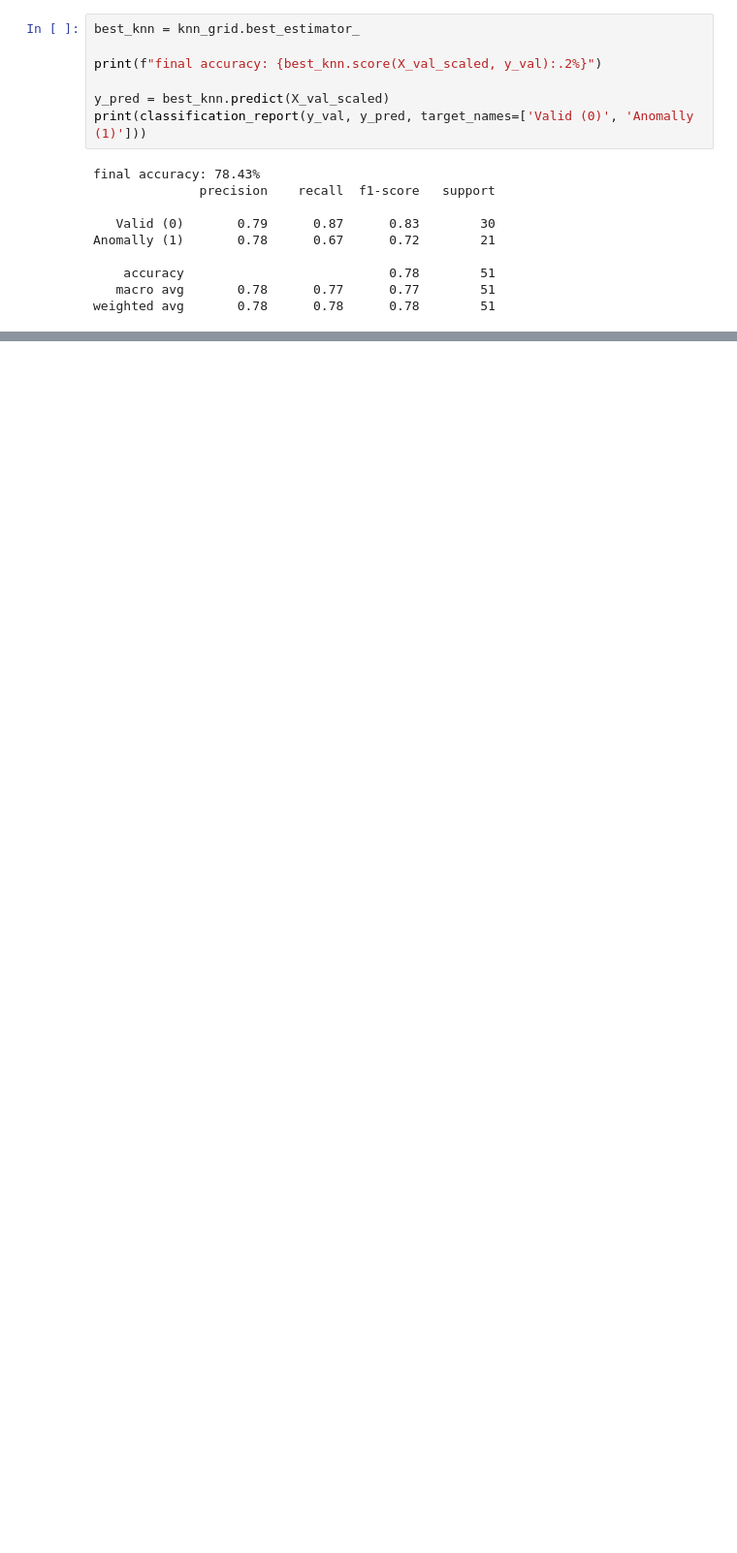
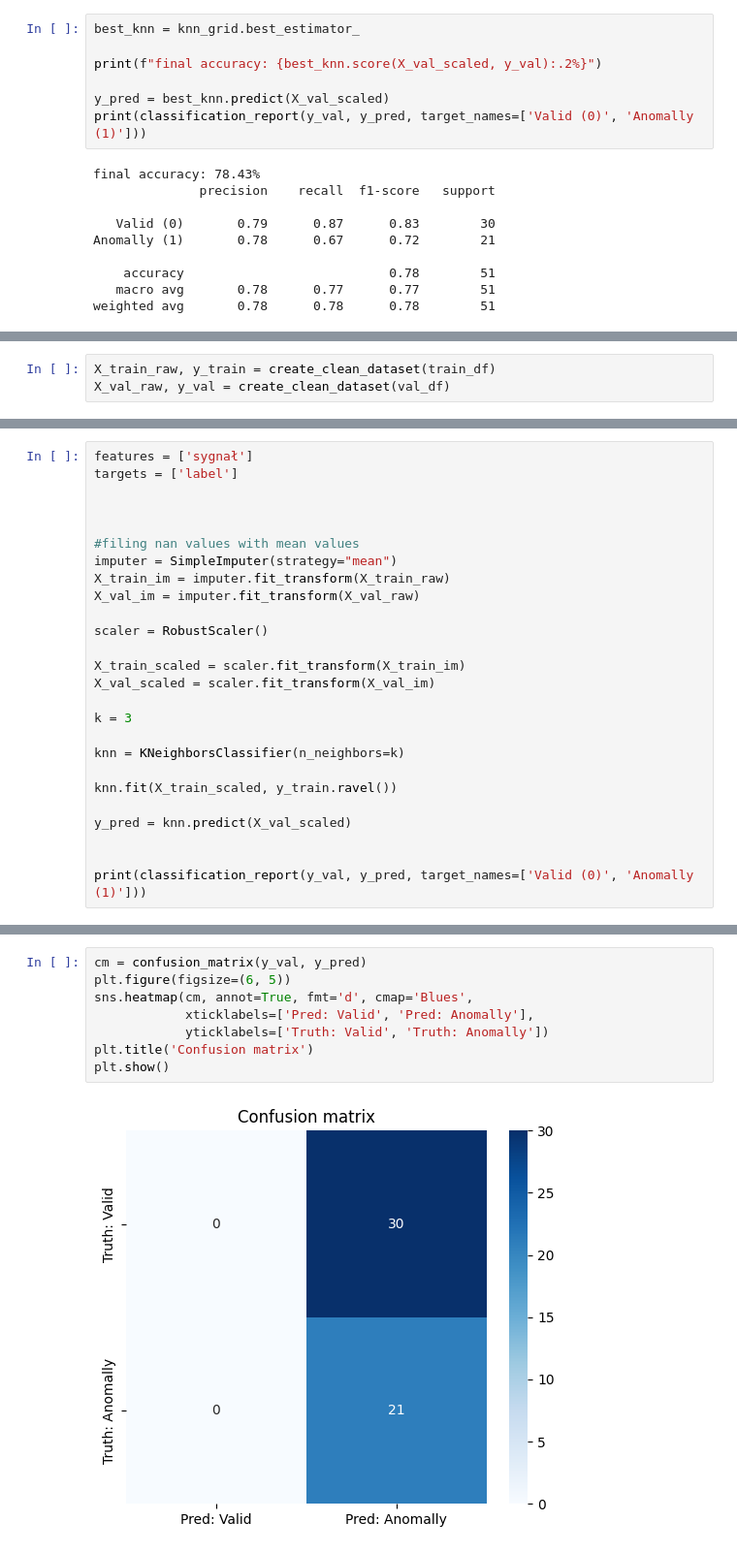
Before and after one commit to MichaelL200/Projekt-EKG, a Jupyter notebook: knn.ipynb, the cells around one changed output, grey strips where cells are left out. Shown at 97% size. Cells and saved outputs as stored; diff of their text form; blank space fills up the shorter version.

```diff
--- a/knn.ipynb
+++ b/knn.ipynb
@@ -163,0 +193,3 @@ val_df = filter_lenght(val_df)
+# %%
+X_train_raw, y_train = create_clean_dataset(train_df)
+X_val_raw, y_val = create_clean_dataset(val_df)
@@ -163,0 +201,26 @@ val_df = filter_lenght(val_df)
+# %%
+features = ['sygnał']
+targets = ['label']
+
+
+
+#filing nan values with mean values
+imputer = SimpleImputer(strategy="mean")
+X_train_im = imputer.fit_transform(X_train_raw)
+X_val_im = imputer.fit_transform(X_val_raw)
+
+scaler = RobustScaler()
+
+X_train_scaled = scaler.fit_transform(X_train_im)
+X_val_scaled = scaler.fit_transform(X_val_im)
+
+k = 3
+
+knn = KNeighborsClassifier(n_neighbors=k)
+
+knn.fit(X_train_scaled, y_train.ravel())
+
+y_pred = knn.predict(X_val_scaled)
+
+
+print(classification_report(y_val, y_pred, target_names=['Valid (0)', 'Anomally (1)']))
@@ -163,0 +236,10 @@ val_df = filter_lenght(val_df)
+# %%
+cm = confusion_matrix(y_val, y_pred)
+plt.figure(figsize=(6, 5))
+sns.heatmap(cm, annot=True, fmt='d', cmap='Blues',
+            xticklabels=['Pred: Valid', 'Pred: Anomally'],
+            yticklabels=['Truth: Valid', 'Truth: Anomally'])
+plt.title('Confusion matrix')
+plt.show()
+# %% [output]
+[figure, added]
```
Also changed, not shown: parts of 7 cells of this notebook.
